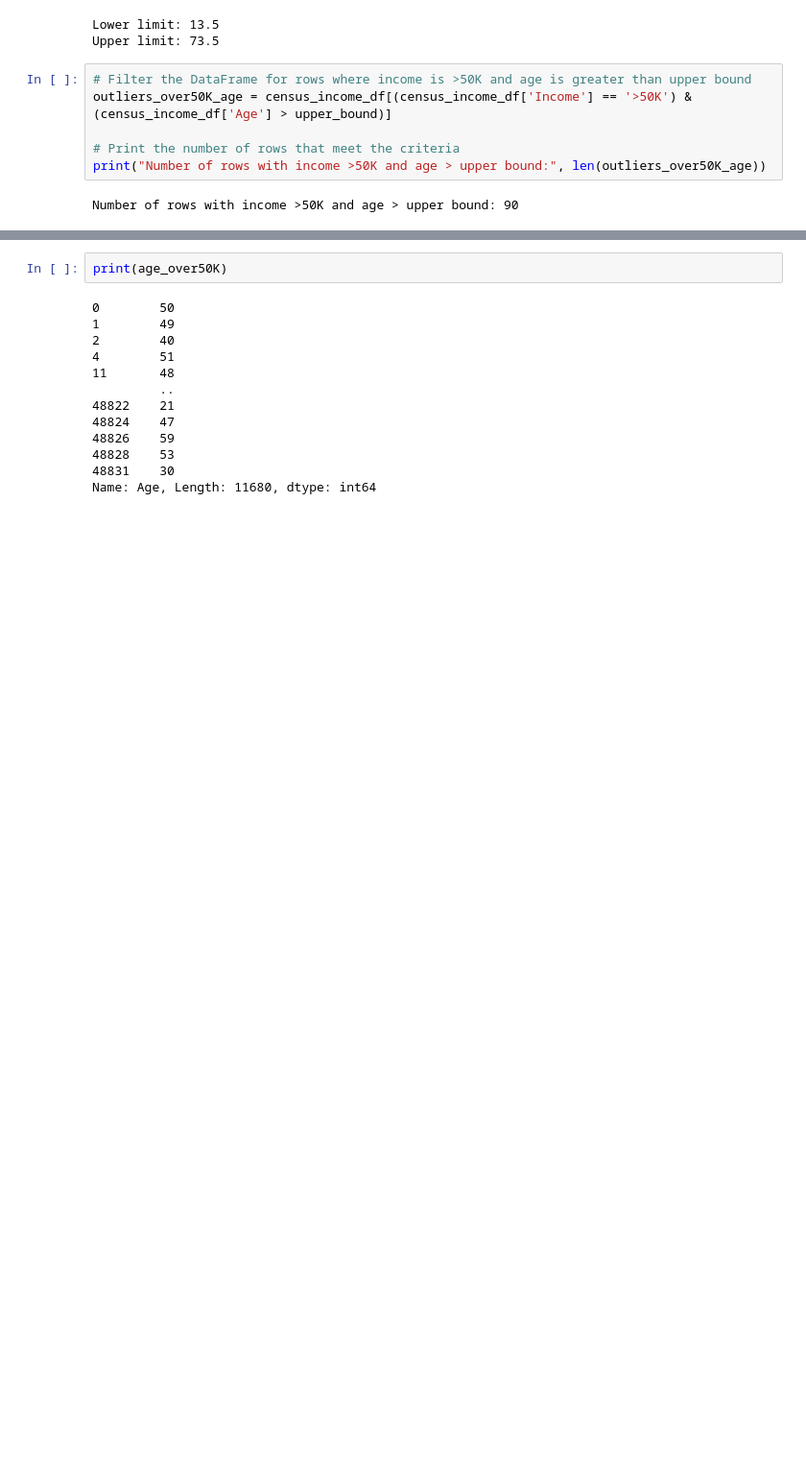
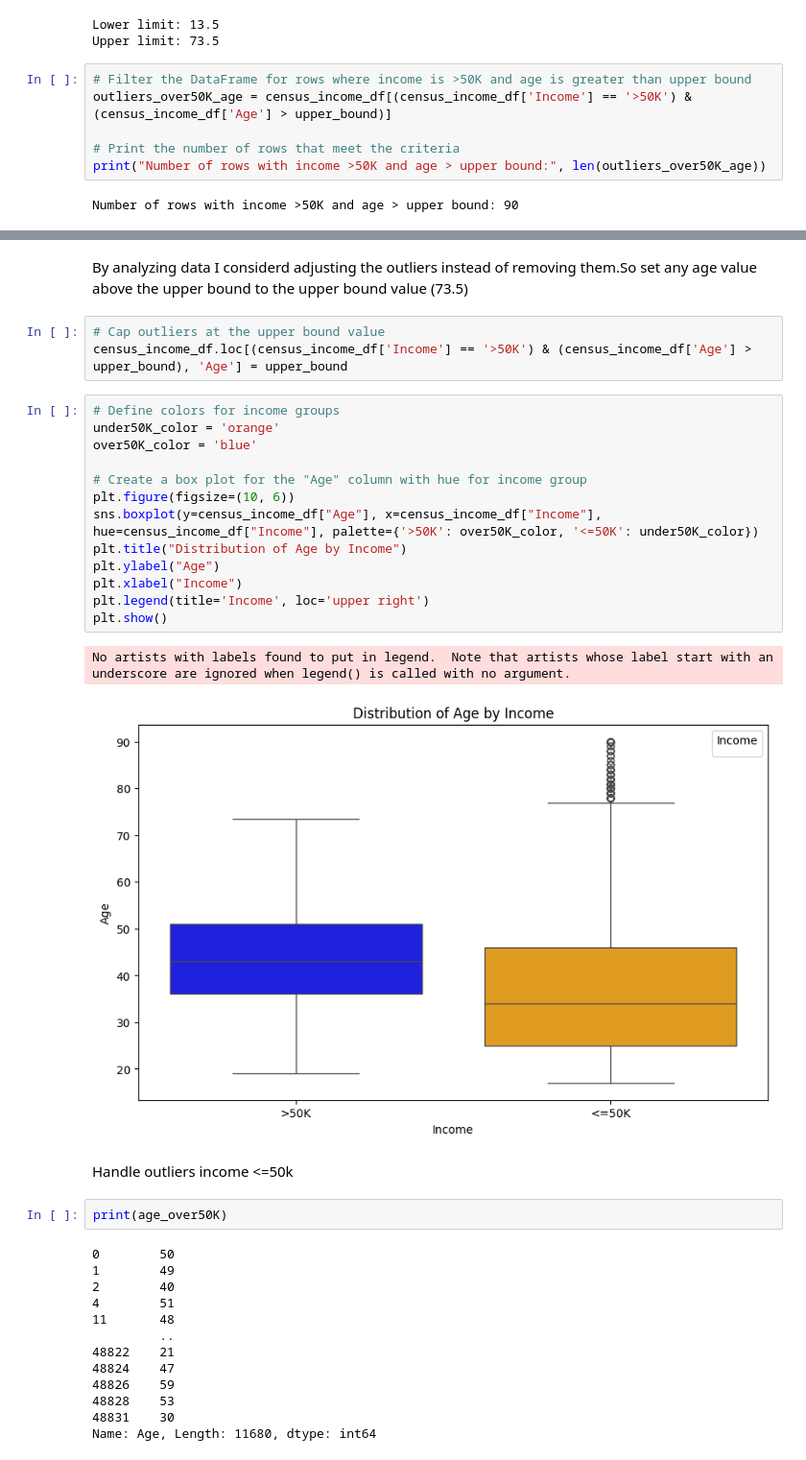
Before and after one commit to Benura2020/Income-Classification-ML, a Jupyter notebook: income_prediction_ml_project.ipynb, the cells around one changed output, grey strips where cells are left out. Shown at 96% size. Saved outputs shown, nothing was run; the diff lists cells and outputs as text; blank space fills up the shorter version.

Commit message:
Age outliers

```diff
--- a/income_prediction_ml_project.ipynb
+++ b/income_prediction_ml_project.ipynb
@@ -1046,3 +1076,26 @@ Number of rows with income >50K and age > upper bound: 90
+# %% [markdown]
+By analyzing data I considerd adjusting the outliers instead of removing them.So set any age value above the upper bound to the upper bound value (73.5)
+# %%
+# Cap outliers at the upper bound value
+census_income_df.loc[(census_income_df['Income'] == '>50K') & (census_income_df['Age'] > upper_bound), 'Age'] = upper_bound
+# %%
+# Define colors for income groups
+under50K_color = 'orange'
+over50K_color = 'blue'
+
+# Create a box plot for the "Age" column with hue for income group
+plt.figure(figsize=(10, 6))
+sns.boxplot(y=census_income_df["Age"], x=census_income_df["Income"], hue=census_income_df["Income"], palette={'>50K': over50K_color, '<=50K': under50K_color})
+plt.title("Distribution of Age by Income")
+plt.ylabel("Age")
+plt.xlabel("Income")
+plt.legend(title='Income', loc='upper right')
+plt.show()
+# %% [output]
+No artists with labels found to put in legend.  Note that artists whose label start with an underscore are ignored when legend() is called with no argument.
+[figure, added]
+# %% [markdown]
+Handle outliers income <=50k
 # %%
 print(age_over50K)
 # %% [output]
```
Also changed, not shown: parts of 6 cells of this notebook.
